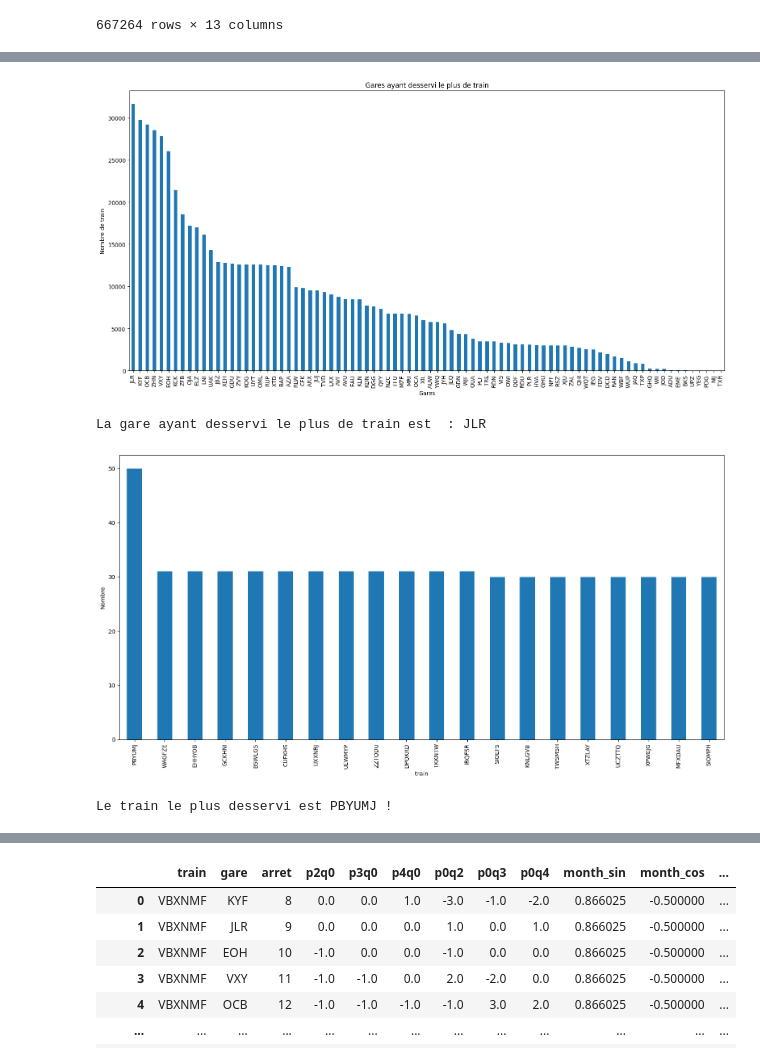
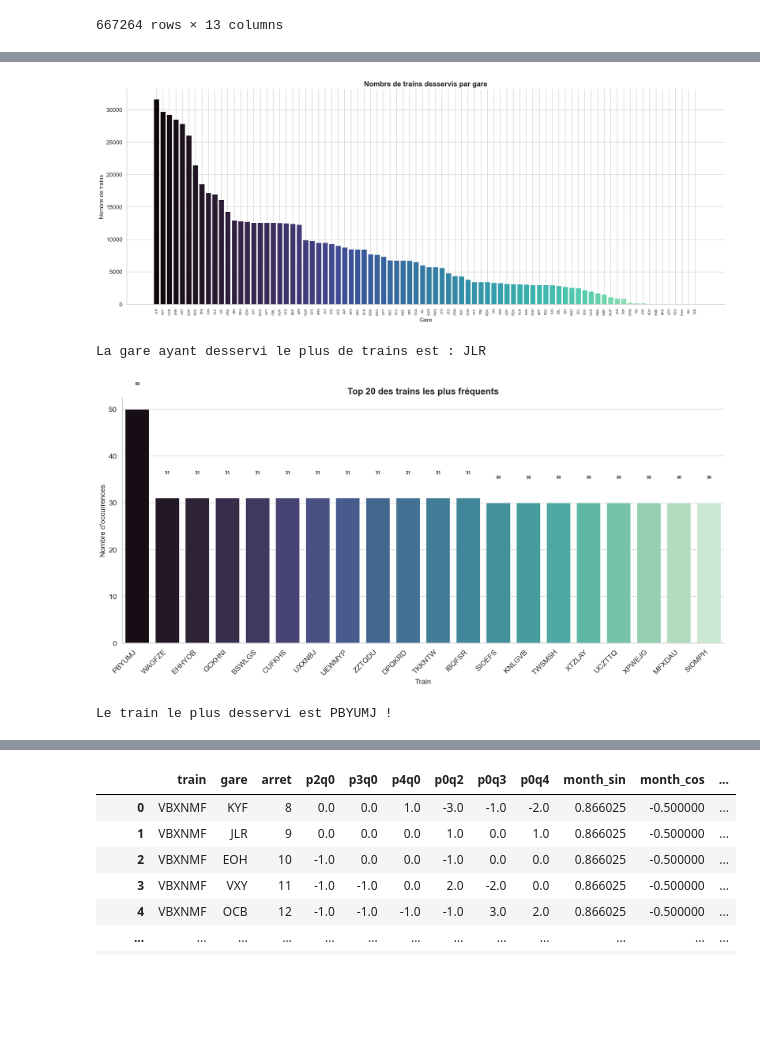
Before and after one commit to motawassimlahmadi/SNCF_DataChallenge166, a Jupyter notebook: notebooks/experiment.ipynb, the cells around one changed output, grey strips where cells are left out. Drawn from its saved outputs; the diff is of its cells as text; code cells hidden in the pictures; blank space fills up the shorter version.

```diff
--- a/notebooks/experiment.ipynb
+++ b/notebooks/experiment.ipynb
@@ -7,6 +7,22 @@ import pandas as pd
 import matplotlib.pyplot as plt
 import seaborn as sns
 import os
+
+# Style global amélioré
+sns.set_theme(style="whitegrid", font_scale=1.2)
+plt.rcParams.update({
+    "figure.dpi": 150,
+    "savefig.dpi": 200,
+    "savefig.bbox": "tight",
+    "font.family": "sans-serif",
+    "axes.titlesize": 16,
+    "axes.titleweight": "bold",
+    "axes.labelsize": 13,
+})
+
+PALETTE = sns.color_palette("mako", 12)
+SAVE_DIR = "../DataViz"
+os.makedirs(SAVE_DIR, exist_ok=True)
 # %% [markdown]
 ## X_TRAIN - VIZ
 # %%
@@ -79,31 +96,43 @@ p0q4            0
 dtype: int64
 # %%
-plt.figure(figsize=(19,9))
-
-x_train["gare"].value_counts().plot(kind="bar")
-plt.title("Gares ayant desservi le plus de train")
-plt.xlabel("Gares")
-plt.ylabel("Nombre de train")
+fig, ax = plt.subplots(figsize=(20, 8))
+gare_counts = x_train["gare"].value_counts()
+colors = sns.color_palette("mako", len(gare_counts))
+ax.bar(range(len(gare_counts)), gare_counts.values, color=colors, edgecolor="white", linewidth=0.3)
+ax.set_xticks(range(len(gare_counts)))
+ax.set_xticklabels(gare_counts.index, rotation=90, fontsize=7)
+ax.set_title("Nombre de trains desservis par gare")
+ax.set_xlabel("Gare")
+ax.set_ylabel("Nombre de trains")
+ax.spines[["top", "right"]].set_visible(False)
+fig.tight_layout()
+fig.savefig(f"{SAVE_DIR}/01_gares_trains.png")
 plt.show()
 
-most_served_train_station = x_train["gare"].value_counts().sort_values(ascending=False).index[0]
-
-print(f"La gare ayant desservi le plus de train est  : {most_served_train_station}")
+most_served_train_station = gare_counts.index[0]
+print(f"La gare ayant desservi le plus de trains est : {most_served_train_station}")
 # %% [output]
-[figure, old version]
+[figure, new version]
-La gare ayant desservi le plus de train est  : JLR
+La gare ayant desservi le plus de trains est : JLR
 # %%
-plt.figure(figsize=(19,9))
-
-x_train["train"].value_counts().head(20).plot(kind="bar")
-plt.ylabel("Nombre")
+fig, ax = plt.subplots(figsize=(16, 8))
+top20_trains = x_train["train"].value_counts().head(20)
+sns.barplot(x=top20_trains.index, y=top20_trains.values, palette="mako", edgecolor="white", ax=ax)
+ax.set_title("Top 20 des trains les plus fréquents")
+ax.set_xlabel("Train")
+ax.set_ylabel("Nombre d'occurrences")
+ax.set_xticklabels(ax.get_xticklabels(), rotation=45, ha="right")
+ax.spines[["top", "right"]].set_visible(False)
+for i, v in enumerate(top20_trains.values):
+    ax.text(i, v + 5, str(v), ha="center", va="bottom", fontsize=8, fontweight="bold")
+fig.tight_layout()
+fig.savefig(f"{SAVE_DIR}/02_top20_trains.png")
 plt.show()
 
-most_served_train = x_train["train"].value_counts().sort_values(ascending=False).index[0]
-
+most_served_train = top20_trains.index[0]
 print(f"Le train le plus desservi est {most_served_train} !")
 # %% [output]
-[figure, old version]
+[figure, new version]
 Le train le plus desservi est PBYUMJ !
 # %%
 x_train[(x_train["train"] == "PBYUMJ") & (x_train["gare"] == "JLR")] # Le train PBYUMJ est desservi deux fois sur la gare JLR
```
Also changed, not shown: parts of 9 cells of this notebook, 10 other files.
